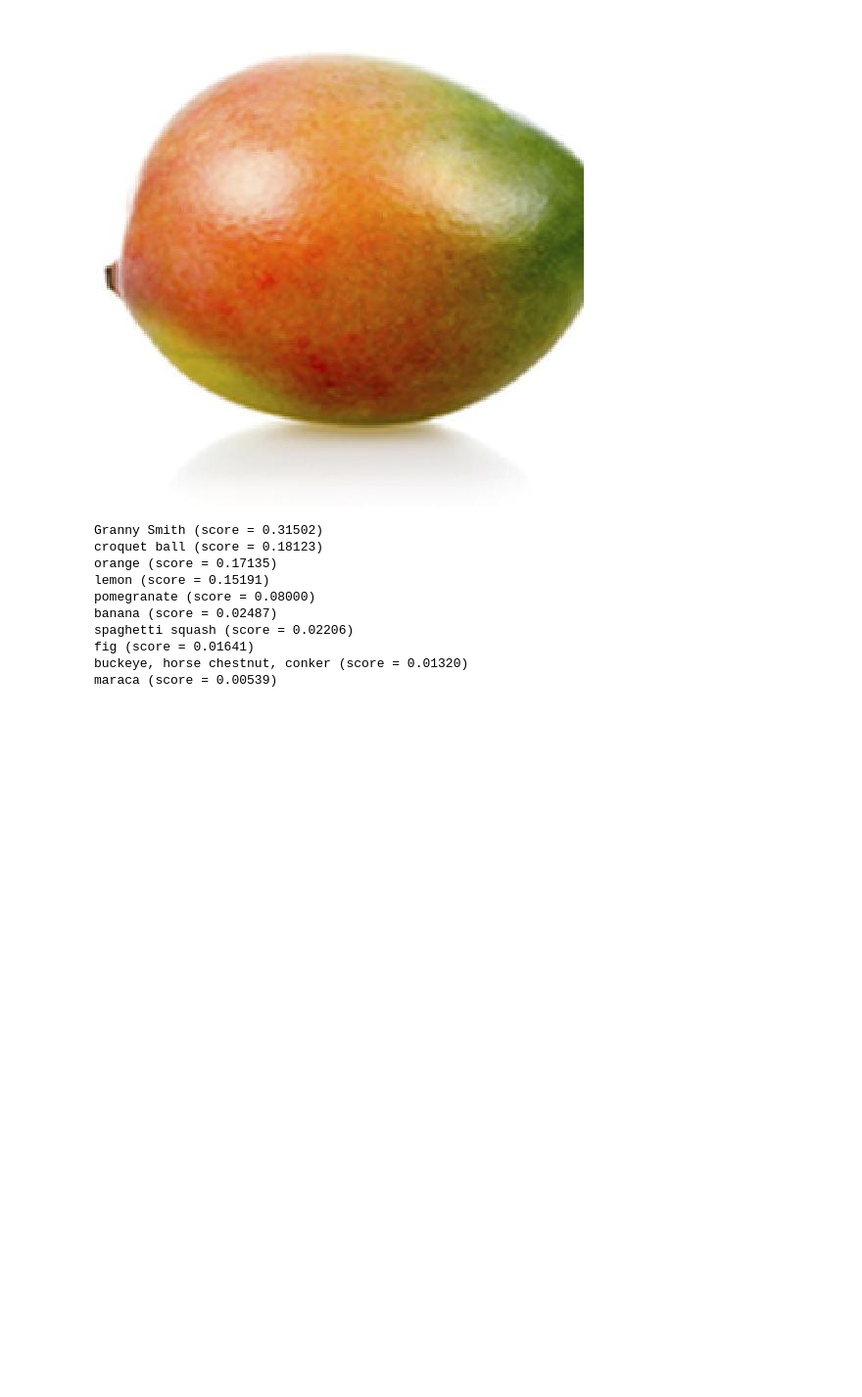
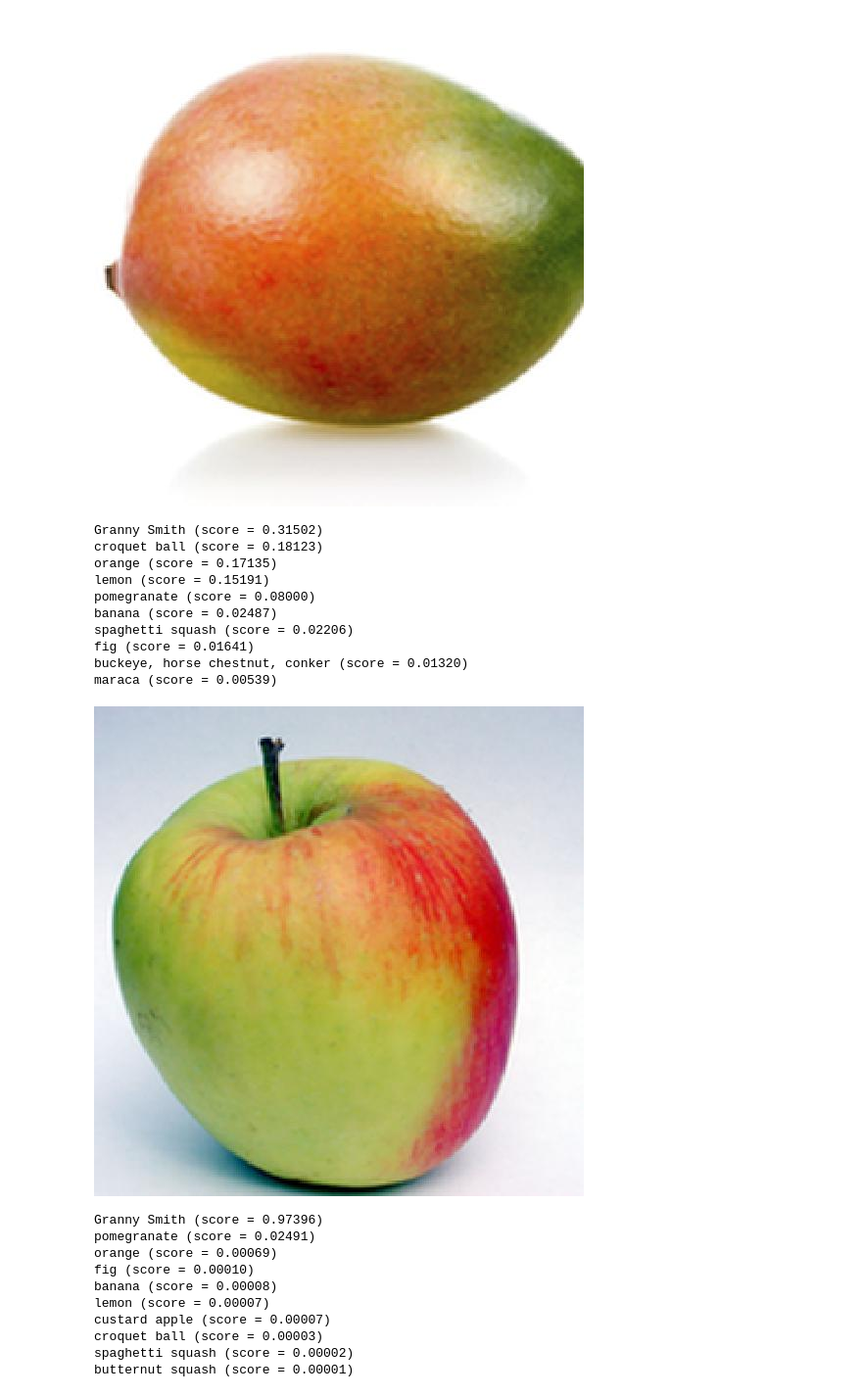
Before and after one commit to SubhankarGhosh/Neural-Net-Tensorflow, a Jupyter notebook: Inception Model to classify objects.ipynb, the cells around one changed output. Shown at 98% size. Cells and saved outputs as stored; diff of their text form; code cells hidden in the pictures; blank space fills up the shorter version.

Commit message:
update images

```diff
--- a/Inception Model to classify objects.ipynb
+++ b/Inception Model to classify objects.ipynb
@@ -267,3 +267,18 @@ spaghetti squash (score = 0.02206)
 fig (score = 0.01641)
 buckeye, horse chestnut, conker (score = 0.01320)
 maraca (score = 0.00539)
+# %%
+showarray(prep_img('testimages/apple.jpg')/255., size=500) #Confused classification
+prediction('testimages/apple.jpg')
+# %% [output]
+[figure, added]
+Granny Smith (score = 0.97396)
+pomegranate (score = 0.02491)
+orange (score = 0.00069)
+fig (score = 0.00010)
+banana (score = 0.00008)
+lemon (score = 0.00007)
+custard apple (score = 0.00007)
+croquet ball (score = 0.00003)
+spaghetti squash (score = 0.00002)
+butternut squash (score = 0.00001)
```
Also changed, not shown: parts of 2 cells of this notebook, 3 other files.
